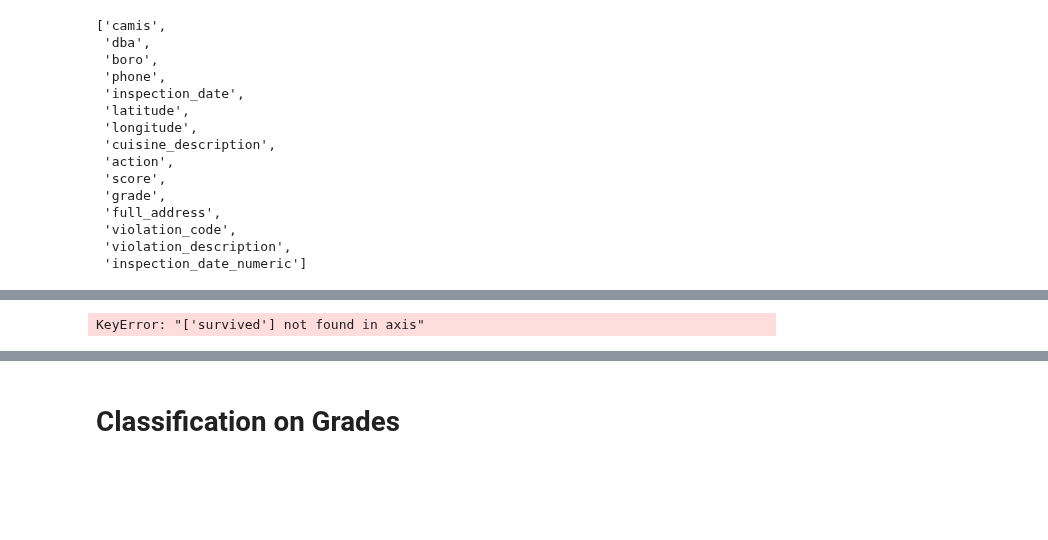
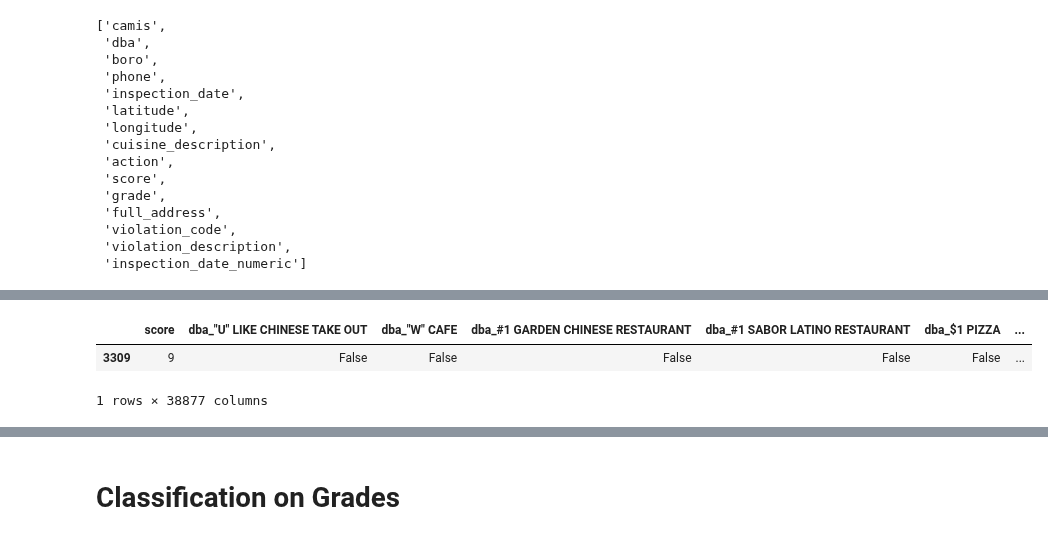
Before and after one commit to Somerville-2023/New-York-health-Inspection-Prediction, a Jupyter notebook: mvp-Copy1.ipynb, the cells around one changed output, grey strips where cells are left out. Saved outputs shown, nothing was run; the diff lists cells and outputs as text; code cells hidden in the pictures; blank space fills up the shorter version.

```diff
--- a/mvp-Copy1.ipynb
+++ b/mvp-Copy1.ipynb
@@ -361,9 +358,16 @@ train.shape, val.shape, test.shape
 # %%
 # create x and y subsets
-X_train = train.drop(columns = 'survived')
-y_train = train.survived
+X_train = train.drop(columns = 'cuisine_description')
+y_train = train.cuisine_description
 
-X_val = val.drop(columns = 'survived')
-y_val = val.survived
+X_val = val.drop(columns = 'cuisine_description')
+y_val = val.cuisine_description
-# %% [output]
-KeyError: "['survived'] not found in axis"
+# %%
+X_train = pd.get_dummies(X_train)
+X_val = pd.get_dummies(X_val)
+
+X_train.head(1)
+# %% [output]
+|  | score | dba_"U" LIKE CHINESE TAKE OUT | dba_"W" CAFE | dba_#1 GARDEN CHINESE RESTAURANT | dba_#1 SABOR LATINO RESTAURANT | dba_$1 PIZZA | ... |
+| 3309 | 9 | False | False | False | False | False | ... |
+1 rows × 38877 columns
```
Also changed, not shown: parts of 16 cells of this notebook.
